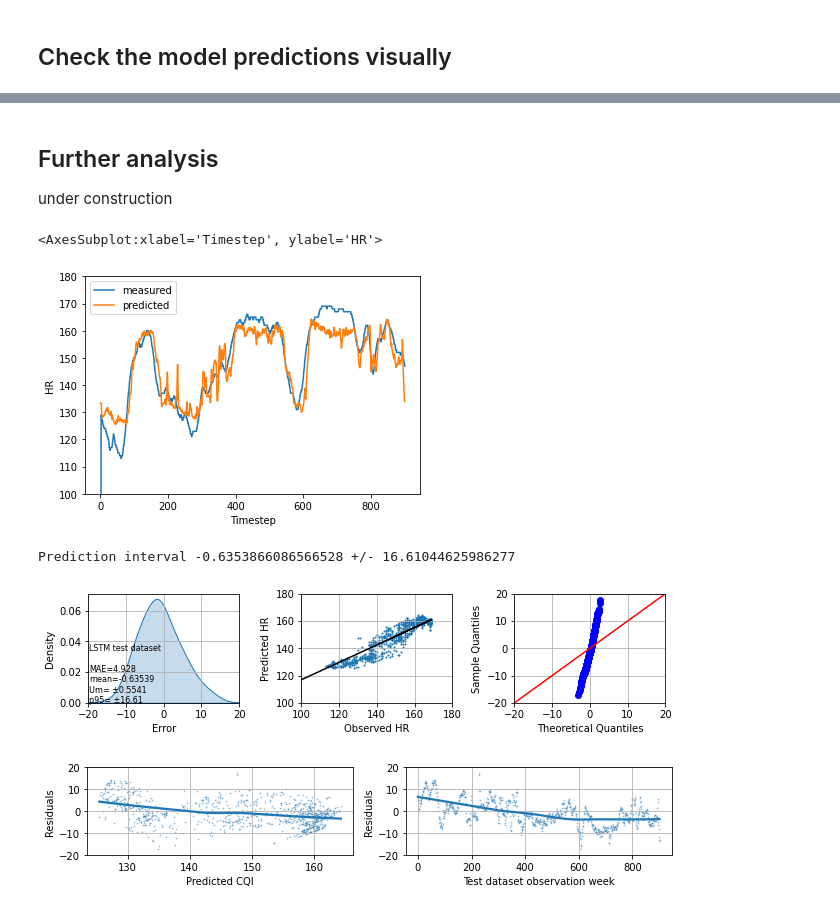
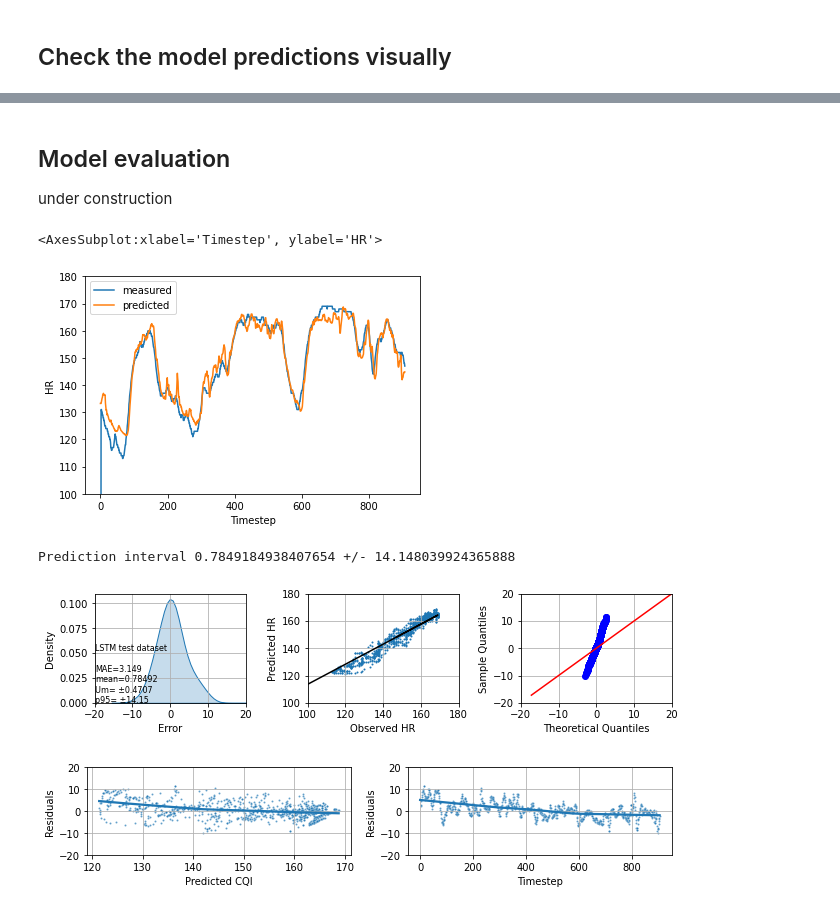
Before and after one commit to rikluost/athlete_hr_predict, a Jupyter notebook: 10_generator_and_model.ipynb, the cells around one changed output, grey strips where cells are left out. Saved outputs shown, nothing was run; the diff lists cells and outputs as text; code cells hidden in the pictures.

```diff
--- a/10_generator_and_model.ipynb
+++ b/10_generator_and_model.ipynb
@@ -15,7 +15,11 @@ import numpy as np
 import tensorflow as tf
 from tensorflow import keras
 
-model_features =  ["heart_rate", "cadence","enhanced_speed","rolling_ave_alt"]
+#select the predictors for the model:
+eda_model_features =  ["heart_rate", "enhanced_speed","rolling_ave_alt", "cadence", "distance", "enhanced_altitude"] #  cadence, enhanced_altitude, distance, heart_rate, enhanced_speed, rolling_ave_alt
+
+#select the predictors for the model:
+model_features =  ["heart_rate", "enhanced_speed","rolling_ave_alt"] #  cadence, altitude, distance, heart_rate, enhanced_speed, rolling_ave_alt
 fit_path = "/home/riku/projects/athlet_hr_predict/fit_file_csv"
 os.chdir(fit_path)
 # %%
@@ -31,11 +35,11 @@ for file in fit_files:
 # %%
 # set parameters, file names
 n_X = 60 # number of timesteps for training
-n_y = 30 # number of timesteps in future for prediction
+n_y = 20 # number of timesteps in future for prediction
 step = 1
-batch_size = 10
+batch_size = 60
 epochs = 100 # maximum number of epochs - autostop will work on per file basis
-learning_rate = 0.001
+learning_rate = 0.002
 sequence_length = int(n_X/step)
 n_fit_files_test_set = 1 # number of files for validation dataset (only 1 validation file supported at the moment)
 
@@ -300,5 +304,5 @@ for x, y in dataset_test.take(5):
 # %% [markdown]
-## Further analysis
+## Model evaluation
 
 under construction
 # %%
@@ -331,7 +335,7 @@ d = d.bfill()
 d.plot(ylim=(100,180), xlabel='Timestep', ylabel='HR')
 # %% [output]
 <AxesSubplot:xlabel='Timestep', ylabel='HR'>
-[figure, old version]
+[figure, new version]
 # %%
 # calculate some stats
 from sklearn.metrics import mean_squared_error
@@ -356,7 +360,7 @@ def mean_confidence_interval(data, confidence=0.95):
 
 mean_s, ci95_l, ci95_h, mean_uncertainty = mean_confidence_interval(data=(pred_test-y_test))
 # %% [output]
-Prediction interval -0.6353866086566528 +/- 16.61044625986277
+Prediction interval 0.7849184938407654 +/- 14.148039924365888
 # %%
 # graph the model performance
 
@@ -387,30 +391,30 @@ ax3.grid()
 plt.tight_layout()
 plt.show()
 # %% [output]
-[figure, old version]
+[figure, new version]
 # %%
 # further residuals plots
 import random
 fig, ((ax1, ax2)) = plt.subplots(1,2)
 fig.set_size_inches(9, 2)
 
 y_pred_error = (pred_test - y_test)
 x_n = np.arange(0,len(y_pred_error))
 
 sns.regplot(x=pred_test, y=y_pred_error, scatter=False,  ax=ax1, ci=95, lowess=True)
 sns.regplot(x=x_n, y=y_pred_error, scatter=False,  ax=ax2, ci=95, lowess=True)
-sns.scatterplot(x=pred_test, y=y_pred_error,  ax=ax1, alpha = 0.5, s=3)
-sns.scatterplot(x=x_n, y=y_pred_error,  ax=ax2, alpha = 0.5, s=3)
+sns.scatterplot(x=pred_test, y=y_pred_error,  ax=ax1, alpha = 0.7, s=4)
+sns.scatterplot(x=x_n, y=y_pred_error,  ax=ax2, alpha = 0.7, s=4)
 
 ax2.set_ylim(-20,20)
 ax1.set_ylim(-20,20)
 ax2.set_xlabel('Timestep')
 ax2.set_ylabel('Residuals')
 ax1.set_xlabel('Predicted CQI')
 ax1.set_ylabel('Residuals')
 ax1.grid()
 ax2.grid()
 plt.tight_layout()
 plt.show()
 # %% [output]
-[figure, old version]
+[figure, new version]
```
Also changed, not shown: parts of 6 cells of this notebook, 1 other file.
